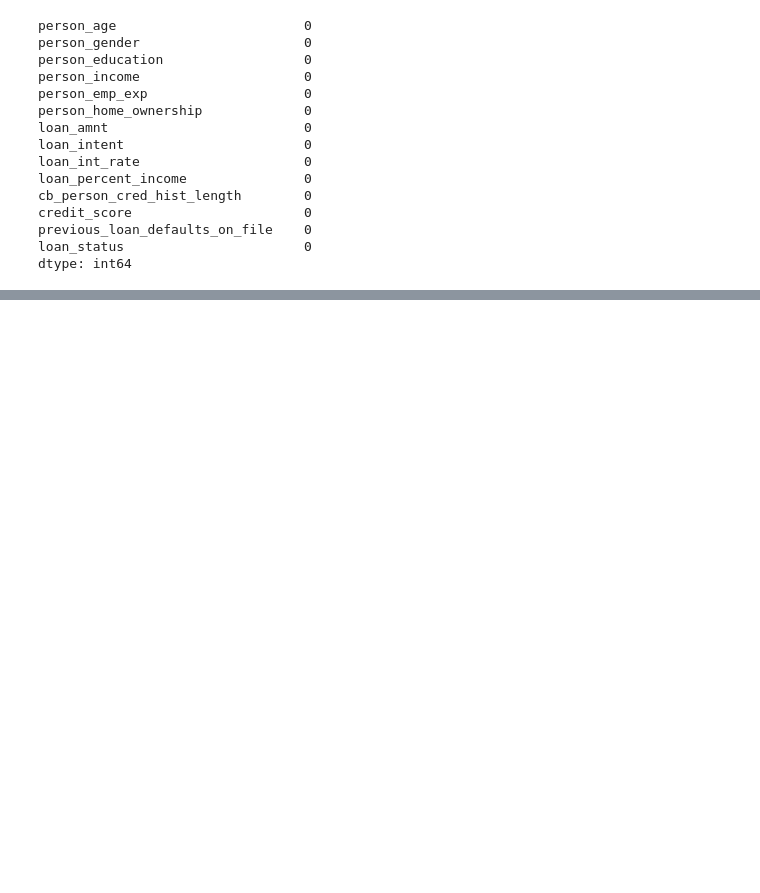
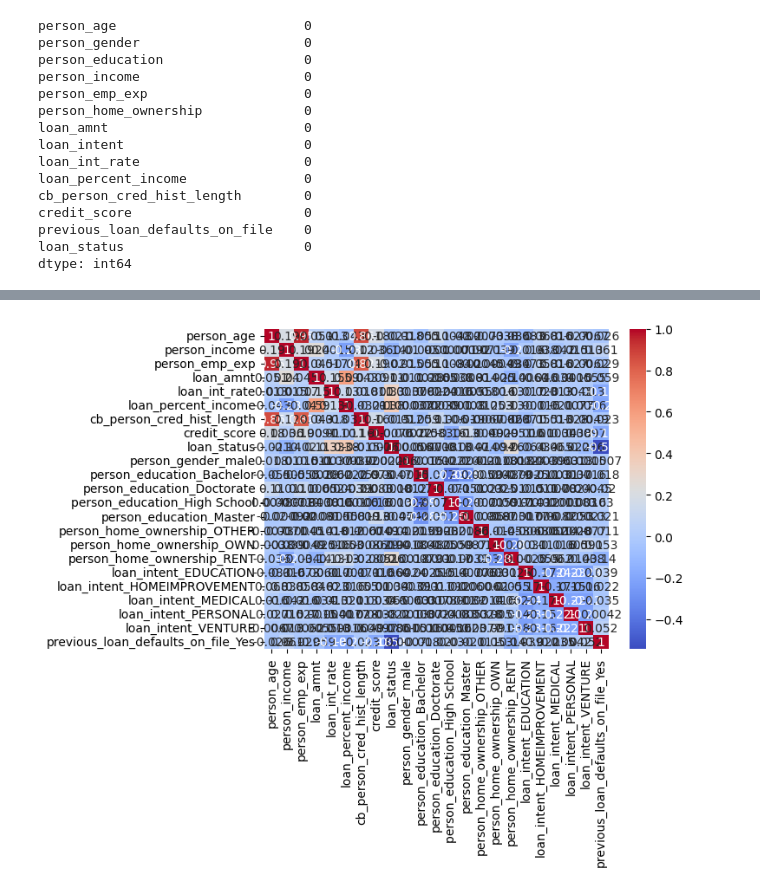
Before and after one commit to sarthak-opash/AI-ML-Internship, a Jupyter notebook: EDA + Feature Engineering/loan_data.ipynb, the cells around one changed output, grey strips where cells are left out. Saved outputs shown, nothing was run; the diff lists cells and outputs as text; code cells hidden in the pictures; blank space fills up the shorter version.

```diff
--- a/EDA + Feature Engineering/loan_data.ipynb
+++ b/EDA + Feature Engineering/loan_data.ipynb
@@ -87,0 +95,3 @@ ValueError: The truth value of a Series is ambiguous. Use a.empty, a.bool(), a.i
+# %%
+hot = pd.get_dummies(data,drop_first=True)
+hot
@@ -87,0 +112,10 @@ ValueError: The truth value of a Series is ambiguous. Use a.empty, a.bool(), a.i
+# %%
+plt.Figure(figsize=(30,18))
+sns.heatmap(
+   hot.corr(),
+    annot=True,
+    cmap = 'coolwarm'
+)
+plt.show()
+# %% [output]
+[figure, added]
```
Also changed, not shown: parts of 23 cells of this notebook.
